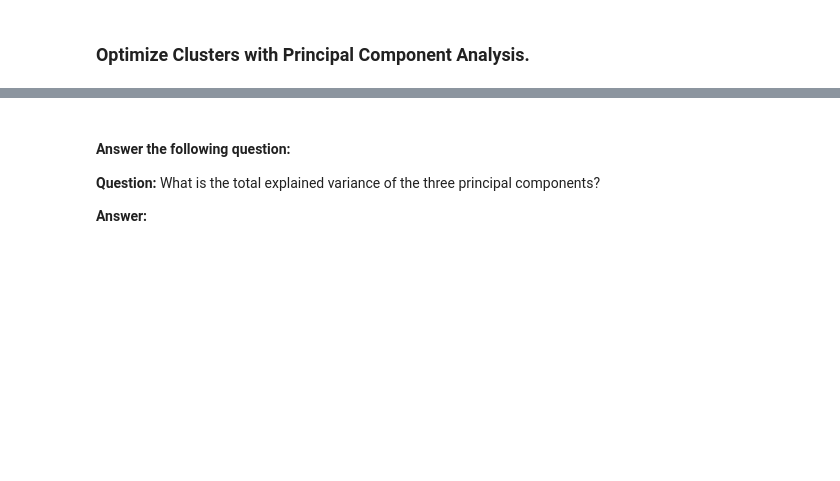
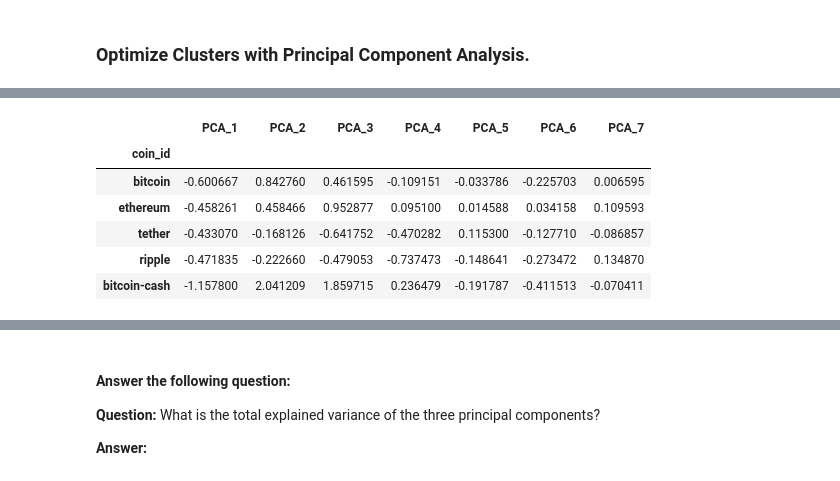
Before and after one commit to ajmonte0920/18_da_sep2024_hw_19_CryptoClustering, a Jupyter notebook: Crypto_Clustering_ajm.ipynb, the cells around one changed output, grey strips where cells are left out. Saved outputs shown, nothing was run; the diff lists cells and outputs as text; code cells hidden in the pictures; blank space fills up the shorter version.

```diff
--- a/Crypto_Clustering_ajm.ipynb
+++ b/Crypto_Clustering_ajm.ipynb
@@ -363,0 +381,19 @@ df_sub2.reset_index().hvplot.scatter(
+# %%
+# Init
+n_components = len(df_scaled.columns)
+pca=PCA(n_components=n_components)
+
+# Fit the PCA model on the transformed credit card DataFrame
+pca_data = pca.fit_transform(df_scaled)
+df_pca = pd.DataFrame(pca_data, columns=["PCA_" + str(x) for x in range(1, n_components + 1)])
+df_pca.index = df_scaled.index
+
+df_pca.head()
+# %% [output]
+|  | PCA_1 | PCA_2 | PCA_3 | PCA_4 | PCA_5 | PCA_6 | PCA_7 |
+| coin_id |  |  |  |  |  |  |  |
+| bitcoin | -0.600667 | 0.842760 | 0.461595 | -0.109151 | -0.033786 | -0.225703 | 0.006595 |
+| ethereum | -0.458261 | 0.458466 | 0.952877 | 0.095100 | 0.014588 | 0.034158 | 0.109593 |
+| tether | -0.433070 | -0.168126 | -0.641752 | -0.470282 | 0.115300 | -0.127710 | -0.086857 |
+| ripple | -0.471835 | -0.222660 | -0.479053 | -0.737473 | -0.148641 | -0.273472 | 0.134870 |
+| bitcoin-cash | -1.157800 | 2.041209 | 1.859715 | 0.236479 | -0.191787 | -0.411513 | -0.070411 |
```
Also changed, not shown: parts of 8 cells of this notebook.
